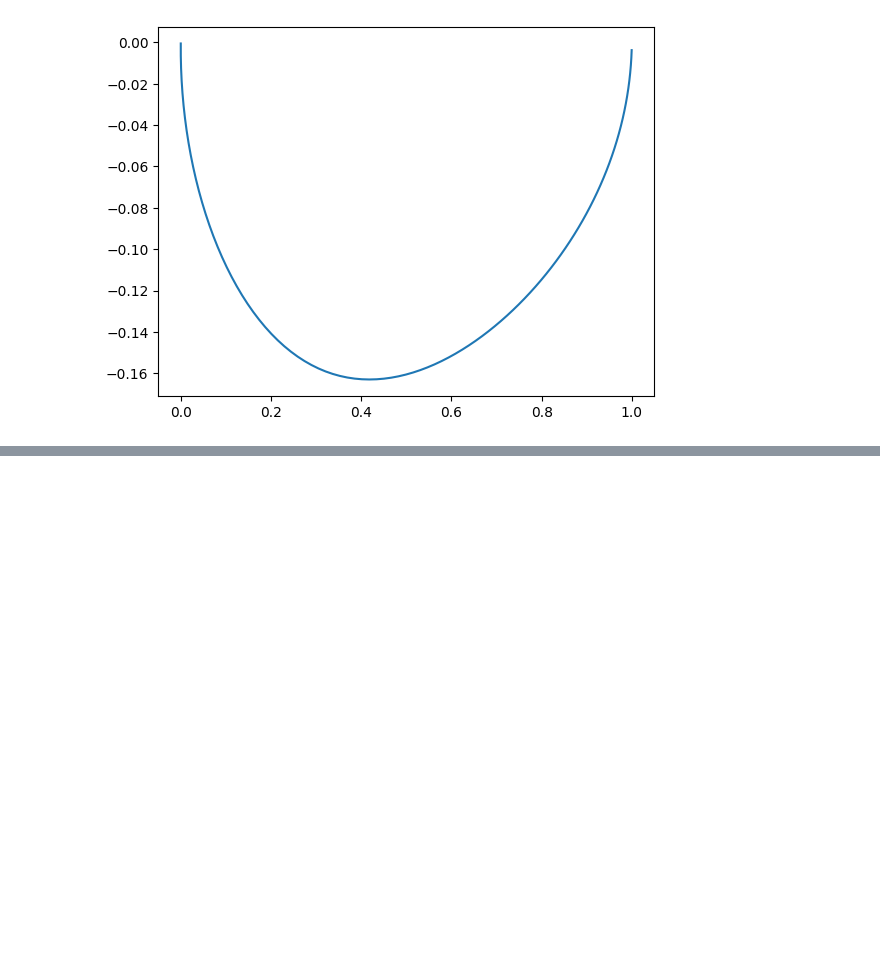
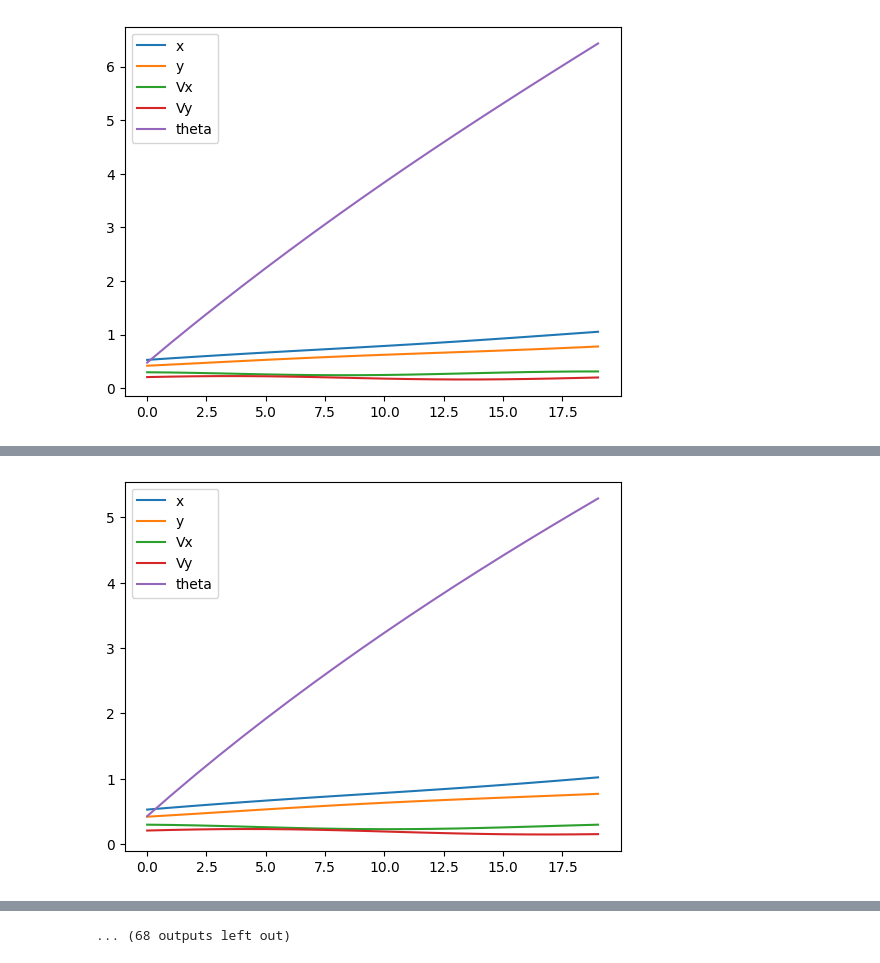
Before and after one commit to zachpoit/MAE598, a Jupyter notebook: Project1/Project1.ipynb, the cells around one changed output, grey strips where cells are left out. Drawn from its saved outputs; the diff is of its cells as text; code cells hidden in the pictures; blank space fills up the shorter version.

Commit message:
changed plotting and altered dynamics to 5 states

```diff
--- a/Project1/Project1.ipynb
+++ b/Project1/Project1.ipynb
@@ -1,4 +1,5 @@
 # %%
+from cProfile import label
 import logging
 import math
 import random
@@ -38,7 +39,7 @@ class Dynamics(nn.Module):
 
     @staticmethod
     def forward(state, action):
-        '''
+
         # gravity tensor, only affects the second state
         delta_state_gravity = -0.5 * (FRAME_TIME ** 2) * GRAVITY_ACCEL * t.tensor([0., 1., 0., 0., 0.])
 
@@ -60,21 +61,21 @@ class Dynamics(nn.Module):
         state = state + delta_state + delta_state_gravity + delta_state_theta
 
         # step forward
-        step_mat = t.tensor([[1., FRAME_TIME, 0., 0., 0.],
-                             [0., 1., 0., 0., 0.],
-                             [0., 0., 1., FRAME_TIME, 0.],
+        step_mat = t.tensor([[1., 0., FRAME_TIME, 0., 0.],
+                             [0., 1., 0., FRAME_TIME, 0.],
+                             [0., 0., 1., 0., 0.],
                              [0., 0., 0., 1., 0.],
                              [0., 0., 0., 0., 1.]])
 
         state = t.matmul(step_mat,state)
-        '''
+
 
         """
         action: thrust or no thrust
         state[0] = y
         state[1] = y_dot
         """
-
+        '''
         # Apply gravity
         # Note: Here gravity is used to change velocity which is the second element of the state vector
         # Normally, we would do x[1] = x[1] + gravity * delta_time
@@ -94,7 +95,7 @@ class Dynamics(nn.Module):
         step_mat = t.tensor([[1., FRAME_TIME],
                             [0., 1.]])
         state = t.matmul(step_mat, state)
-
+        '''
         return state
 
 # a deterministic controller
@@ -153,11 +154,12 @@ class Simulation(nn.Module):
 
     @staticmethod
     def initialize_state():
-        state = [1., 0.]  # TODO: need batch of initial states
+        state = [0.5,0.4,0.3,0.2,0.1]  # TODO: need batch of initial states
         return t.tensor(state, requires_grad=False).float()
 
     def error(self, state):
-        return state[0]**2 + state[1]**2
+        weights = t.tensor([20.,20.,1.,1.,100.])
+        return t.matmul(weights.T,t.square(state))
 
 # set up the optimizer
 # Note:
@@ -186,21 +188,24 @@ class Optimize:
         for epoch in range(epochs):
             loss = self.step()
             print('[%d] loss: %.3f' % (epoch + 1, loss))
-        self.visualize()
+            self.visualize()
 
     def visualize(self):
         data = np.array([self.simulation.state_trajectory[i].detach().numpy() for i in range(self.simulation.T)])
-        x = data[:, 0]
-        y = data[:, 1]
-        plt.plot(x, y)
+        plt.plot(data[:, 0],label='x')
+        plt.plot(data[:, 1],label='y')
+        plt.plot(data[:, 2],label='Vx')
+        plt.plot(data[:, 3],label='Vy')
+        plt.plot(data[:, 4],label='theta')
+        plt.legend()
         plt.show()
 
 # Now it's time to run the code!
 
-T = 100  # number of time steps
-dim_input = 2  # state space dimensions
+T = 20  # number of time steps
+dim_input = 5  # state space dimensions
 dim_hidden = 6  # latent dimensions
-dim_output = 1  # action space dimensions
+dim_output = 2  # action space dimensions
 d = Dynamics()  # define dynamics
 c = Controller(dim_input, dim_hidden, dim_output)  # define controller
 s = Simulation(c, d, T)  # define simulation
@@ -227 +216 @@ o.train(40)  # solve the optimization problem
-[figure, old version]
+[figure, new version]
@@ -227,0 +218 @@ o.train(40)  # solve the optimization problem
+[figure, added]
@@ -227,0 +227 @@ o.train(40)  # solve the optimization problem
+... (68 outputs left out)
```
Also changed, not shown: parts of 1 cell of this notebook.
